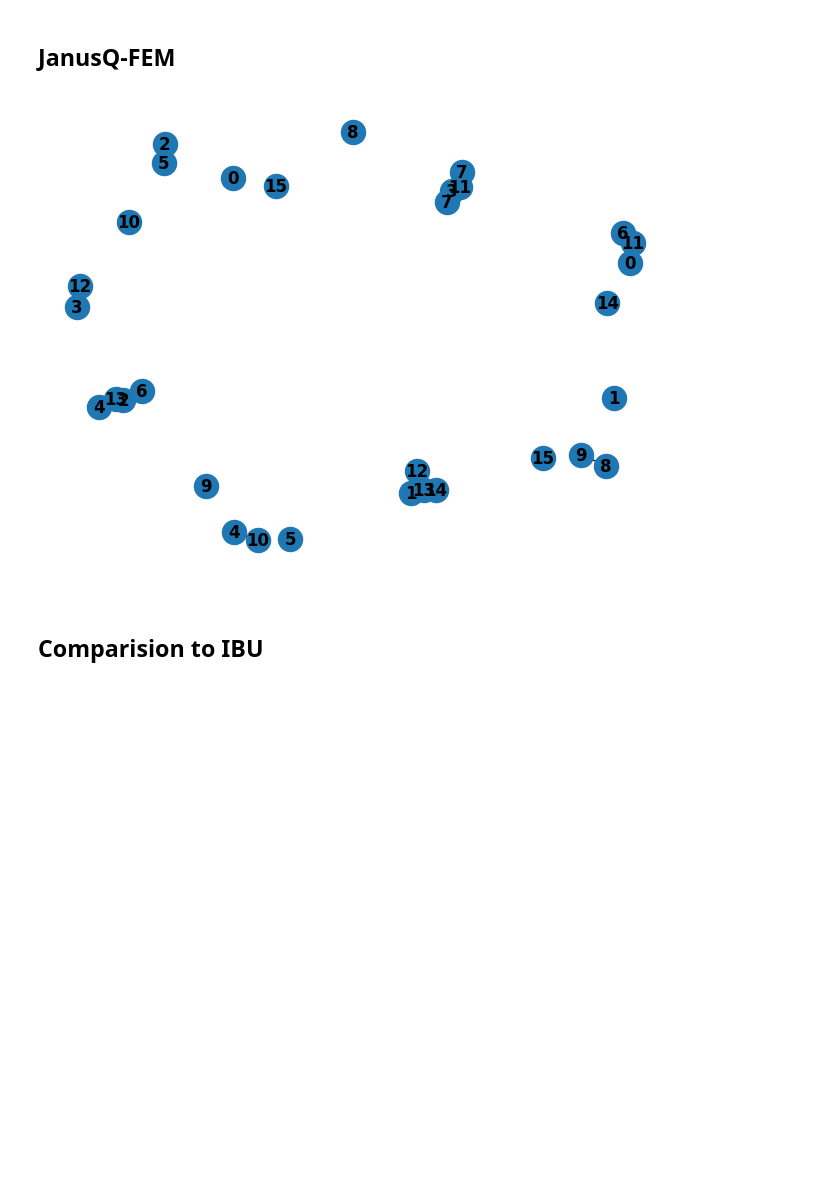
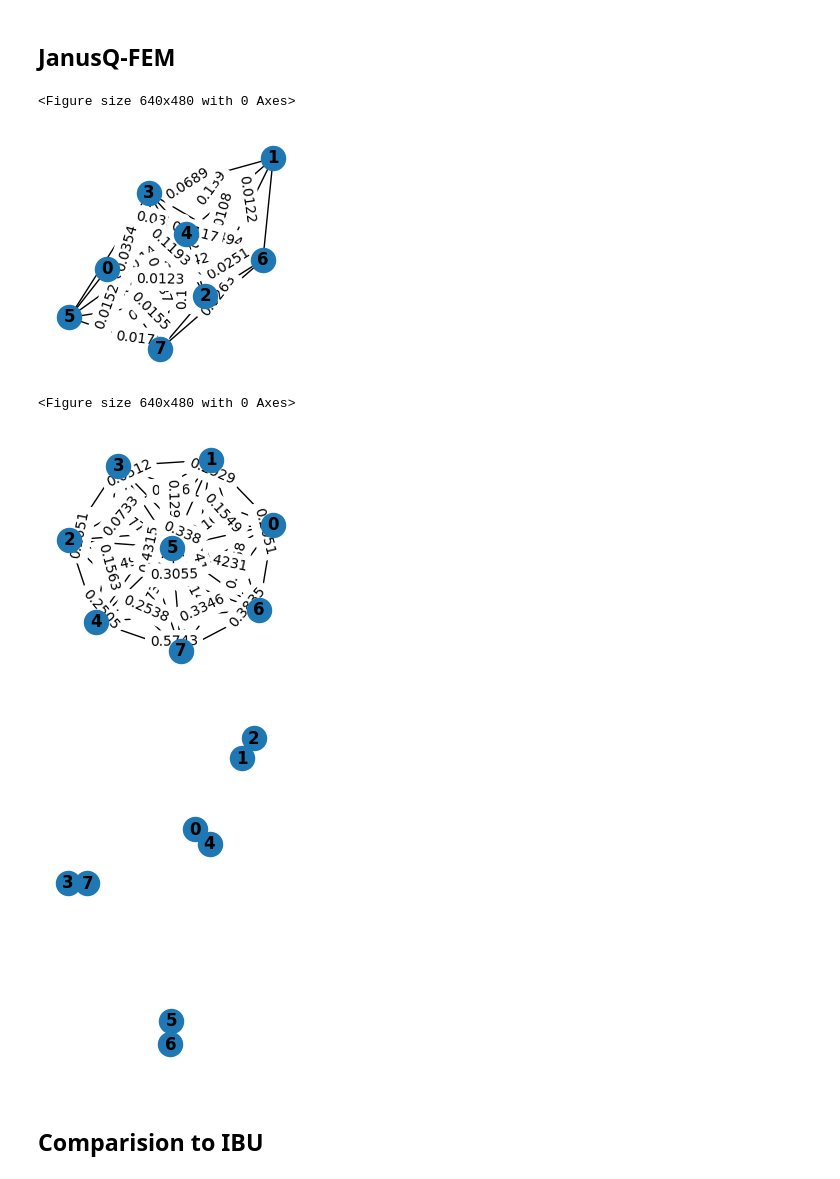
Before and after one commit to JanusQ/JanusQ, a Jupyter notebook: examples/3-2.readout_calibration_realqc.ipynb, the cells around one changed output. Saved outputs shown, nothing was run; the diff lists cells and outputs as text; code cells hidden in the pictures; blank space fills up the shorter version.

```diff
--- a/examples/3-2.readout_calibration_realqc.ipynb
+++ b/examples/3-2.readout_calibration_realqc.ipynb
@@ -31,30 +31,55 @@ import matplotlib.pyplot as plt
 # %% [markdown]
 We fist load the dataset for the notebook.
 # %%
-benchmark_circuits_and_results = pickle.load(file=open('dataset/benchmark_circuits.pickle','rb'))
+# benchmark_circuits_and_results = pickle.load(file=open('dataset/benchmark_circuits.pickle','rb'))
 
-ghz_output = pickle.load(file=open('dataset/ghz_error.pickle','rb'))
+# ghz_output = pickle.load(file=open('dataset/ghz_error.pickle','rb'))
+
+# ibu_matrices = pickle.load(file=open('dataset/matrices_ibu.pickle','rb'))
+
+
+benchmark_circuits_and_results = pickle.load(file=open('dataset/protocol_8qubit.pickle','rb'))
+
+ghz_output = pickle.load(file=open('dataset/ghz_8qubit.pickle','rb'))
 
 ibu_matrices = pickle.load(file=open('dataset/matrices_ibu.pickle','rb'))
 # %% [markdown]
 ## JanusQ-FEM
 # %%
+# samples = 10000
+# qubits = 16
+
+# benchmark_circuits_and_results = downsample(benchmark_circuits_and_results,[i for i in range(qubits)])
+# bstrs = []
+# protocol_statuscnts = []
+
+# for key, value in benchmark_circuits_and_results.items():
+#     bstrs.append(np.array(list(key), dtype=np.int8))
+#     protocol_statuscnts.append(value)
+
+# mitigator = Mitigator(qubits, n_iters = 2)
+# scores = mitigator.init((bstrs, protocol_statuscnts), group_size = 2, partation_methods=[
+#                          'max-cut'],multi_process=False, draw_grouping = True)
+
 samples = 10000
-qubits = 16
+qubits = 8
 
-benchmark_circuits_and_results = downsample(benchmark_circuits_and_results,[i for i in range(qubits)])
 bstrs = []
 protocol_statuscnts = []
 
 for key, value in benchmark_circuits_and_results.items():
     bstrs.append(np.array(list(key), dtype=np.int8))
     protocol_statuscnts.append(value)
 
 mitigator = Mitigator(qubits, n_iters = 2)
 scores = mitigator.init((bstrs, protocol_statuscnts), group_size = 2, partation_methods=[
                          'max-cut'],multi_process=False, draw_grouping = True)
 # %% [output]
+<Figure size 640x480 with 0 Axes>
-[figure, old version]
+[figure, new version]
+<Figure size 640x480 with 0 Axes>
+[figure, added]
+[figure, added]
 # %%
 # Calibrate GHZ
 
```
Also changed, not shown: parts of 5 cells of this notebook, 9 other files.
